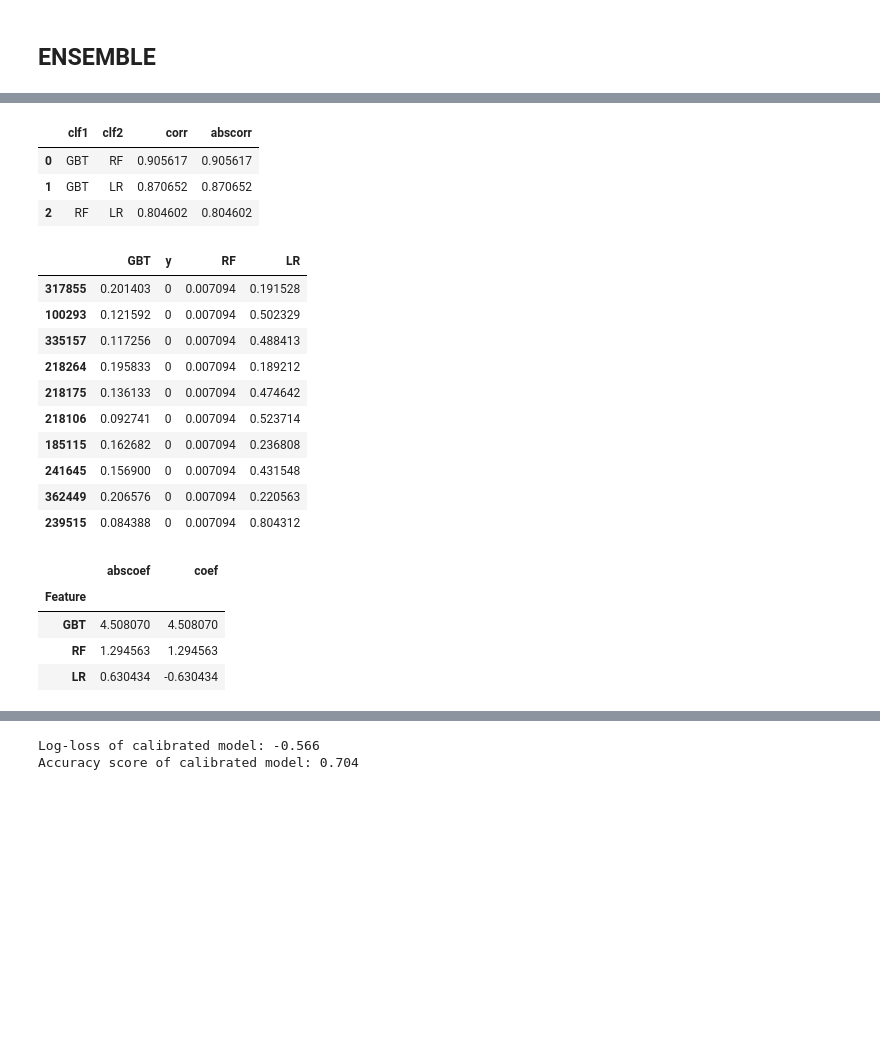
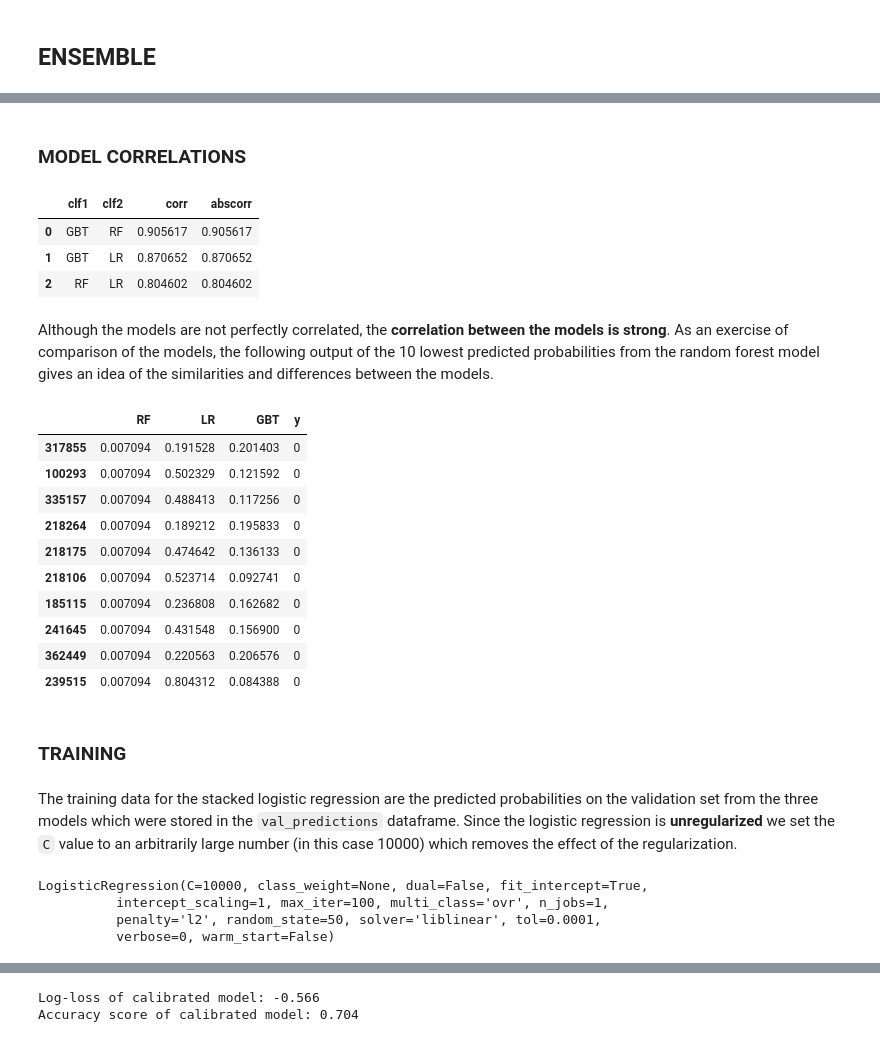
Before and after one commit to TNames/DRUG_TREATMENT_PROJECT, a Jupyter notebook: Process_Book.ipynb, the cells around one changed output, grey strips where cells are left out. Saved outputs shown, nothing was run; the diff lists cells and outputs as text; code cells hidden in the pictures; blank space fills up the shorter version.

```diff
--- a/Process_Book.ipynb
+++ b/Process_Book.ipynb
@@ -1608,7 +1638,6 @@ GBT_test_prob = clf_GBT_cal.predict_proba(df_i[features][te_mask].values)[:, 1]
 # %%
-val_predictions=pd.DataFrame({'GBT':GBT_prob_cal})
-test_predictions=pd.DataFrame({'GBT_CAL': GBT_test_prob})
-#test_predictions['GBT_CAL']=GBT_test_prob
+# val_predictions=pd.DataFrame({'GBT':GBT_prob_cal})
+# test_predictions=pd.DataFrame({'GBT_CAL': GBT_test_prob})
 # %%
 #Observe log-loss, accuracy and calibration of calibrated model
 score=logloss(y_stack_tr, GBT_prob_cal)
@@ -1632,3 +1665,5 @@ Typically, creating an ensemble of uncorrelated models generalize better to new
+# %% [markdown]
+### MODEL CORRELATIONS
 # %%
 from scipy.stats.stats import pearsonr
 correlations=[]
@@ -1649,33 +1684,36 @@ corrs.head()
 | 0 | GBT | RF | 0.905617 | 0.905617 |
 | 1 | GBT | LR | 0.870652 | 0.870652 |
 | 2 | RF | LR | 0.804602 | 0.804602 |
+# %% [markdown]
+Although the models are not perfectly correlated, the **correlation between the models is strong**. As an exercise of comparison of the models, the following output of the 10 lowest predicted probabilities from the random forest model gives an idea of the similarities and differences between the models.
+# %%
+val_predictions[['RF','LR','GBT','y']].sort(columns='RF', ascending=True).head(10)
+# %% [output]
+|  | RF | LR | GBT | y |
+| 317855 | 0.007094 | 0.191528 | 0.201403 | 0 |
+| 100293 | 0.007094 | 0.502329 | 0.121592 | 0 |
+| 335157 | 0.007094 | 0.488413 | 0.117256 | 0 |
+| 218264 | 0.007094 | 0.189212 | 0.195833 | 0 |
+| 218175 | 0.007094 | 0.474642 | 0.136133 | 0 |
+| 218106 | 0.007094 | 0.523714 | 0.092741 | 0 |
+| 185115 | 0.007094 | 0.236808 | 0.162682 | 0 |
+| 241645 | 0.007094 | 0.431548 | 0.156900 | 0 |
+| 362449 | 0.007094 | 0.220563 | 0.206576 | 0 |
+| 239515 | 0.007094 | 0.804312 | 0.084388 | 0 |
+# %% [markdown]
+### TRAINING
+# %% [markdown]
+The training data for the stacked logistic regression are the predicted probabilities on the validation set from the three models which were stored in the `val_predictions` dataframe. Since the logistic regression is **unregularized** we set the `C` value to an arbitrarily large number (in this case 10000) which removes the effect of the regularization.
 # %%
 from sklearn.linear_model import LogisticRegression
 #create logistic regression instance
 #Make C arbitrarily large to create unregularized fit
 clf_ensemble=LogisticRegression(penalty='l2', C=10000, random_state=50)
+
 #fit model using validation data
 clf_ensemble.fit(val_predictions[['RF', 'LR', 'GBT']].values, val_predictions['y'].values)
-prob_ensemb_cal = clf_ensemble.predict_proba(test_predictions[['RF_CAL', 'LR_CAL', 'GBT_CAL']].values)[:, 1]
+# %% [output]
+LogisticRegression(C=10000, class_weight=None, dual=False, fit_intercept=True,
+          intercept_scaling=1, max_iter=100, multi_class='ovr', n_jobs=1,
+          penalty='l2', random_state=50, solver='liblinear', tol=0.0001,
+          verbose=0, warm_start=False)
-# %%
-val_predictions.sort(columns='RF', ascending=True).head(10)
-# %% [output]
-|  | GBT | y | RF | LR |
-| 317855 | 0.201403 | 0 | 0.007094 | 0.191528 |
-| 100293 | 0.121592 | 0 | 0.007094 | 0.502329 |
-| 335157 | 0.117256 | 0 | 0.007094 | 0.488413 |
-| 218264 | 0.195833 | 0 | 0.007094 | 0.189212 |
-| 218175 | 0.136133 | 0 | 0.007094 | 0.474642 |
-| 218106 | 0.092741 | 0 | 0.007094 | 0.523714 |
-| 185115 | 0.162682 | 0 | 0.007094 | 0.236808 |
-| 241645 | 0.156900 | 0 | 0.007094 | 0.431548 |
-| 362449 | 0.206576 | 0 | 0.007094 | 0.220563 |
-| 239515 | 0.084388 | 0 | 0.007094 | 0.804312 |
-# %%
-ens_small_vi
-# %% [output]
-|  | abscoef | coef |
-| Feature |  |  |
-| GBT | 4.508070 | 4.508070 |
-| RF | 1.294563 | 1.294563 |
-| LR | 0.630434 | -0.630434 |
```
Also changed, not shown: parts of 35 cells of this notebook.
